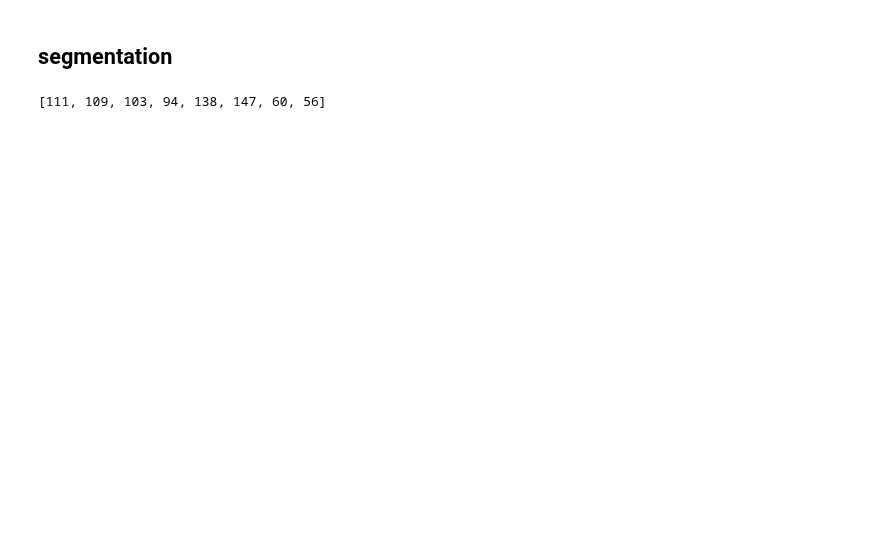
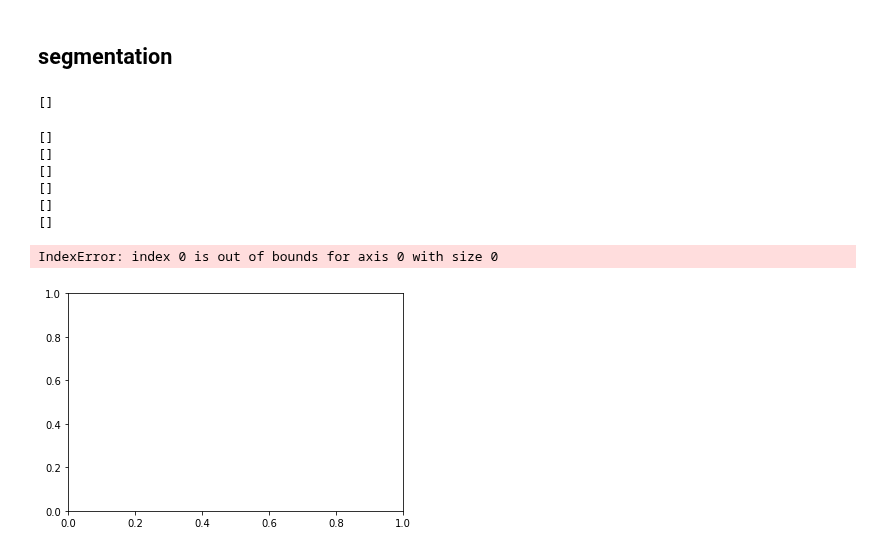
Before and after one commit to ghty011/cervical_spine, a Jupyter notebook: final/submit_axial_detection.ipynb, the cells around one changed output. Drawn from its saved outputs; the diff is of its cells as text; code cells hidden in the pictures; blank space fills up the shorter version.

```diff
--- a/final/submit_axial_detection.ipynb
+++ b/final/submit_axial_detection.ipynb
@@ -546,8 +565,41 @@ plt.axhline(real_boxes[7, 3])
 # %% [markdown]
 ## segmentation
 # %%
-sagittal_indices = (real_boxes[:, 2] - real_boxes[:, 0]) // 2
+# inference sagittal indices
+sagittal_indices = (real_boxes[:, 2] + real_boxes[:, 0]) // 2
 sagittal_indices = [int(x) for x in sagittal_indices]
 sagittal_indices
 # %% [output]
-[111, 109, 103, 94, 138, 147, 60, 56]
+[]
+# %%
+def croped_seg_position(left, top, aspect, boundary):
+    print(left)
+
+    top = top.astype(np.float)
+    top *= aspect
+    print(top)
+    left -= boundary[0]
+    top -= boundary[1]
+    bh, bw = boundary[3] - boundary[1], boundary[2] - boundary[0]
+    if bh > bw:
+        pad = (bh - bw) // 2
+        left += pad
+        scale = bh / 256
+    else:
+        pad = (bw - bh) // 2
+        top += pad
+        scale = bw / 256
+    top, left = top // scale, left // scale
+    return np.stack((left, top), axis=1)
+
+sagittal_pos = croped_seg_position((real_boxes[:, 1] + real_boxes[:, 3]) / 2, real_slice_numbers, aspect, sagittal_boundary)
+coronal_pos = croped_seg_position((real_boxes[:, 0] + real_boxes[:, 2]) / 2, real_slice_numbers, aspect, coronal_boundary)
+print(sagittal_pos)
+print(coronal_pos)
+# %% [output]
+[]
+[]
+[]
+[]
+[]
+[]
@@ -553,0 +622,12 @@ sagittal_indices
+# %%
+sagittal_img = cliped_imgs[:, :, sagittal_indices].transpose(2, 0, 1)
+# %%
+_, ax = plt.subplots(1)
+ax.imshow(sagittal_img[0])
+
+ax.axvline(sagittal_pos[0,0])
+ax.axhline(sagittal_pos[0,1])
+ax.set_aspect(aspect)
+# %% [output]
+IndexError: index 0 is out of bounds for axis 0 with size 0
+[figure, added]
```
Also changed, not shown: parts of 28 cells of this notebook.
